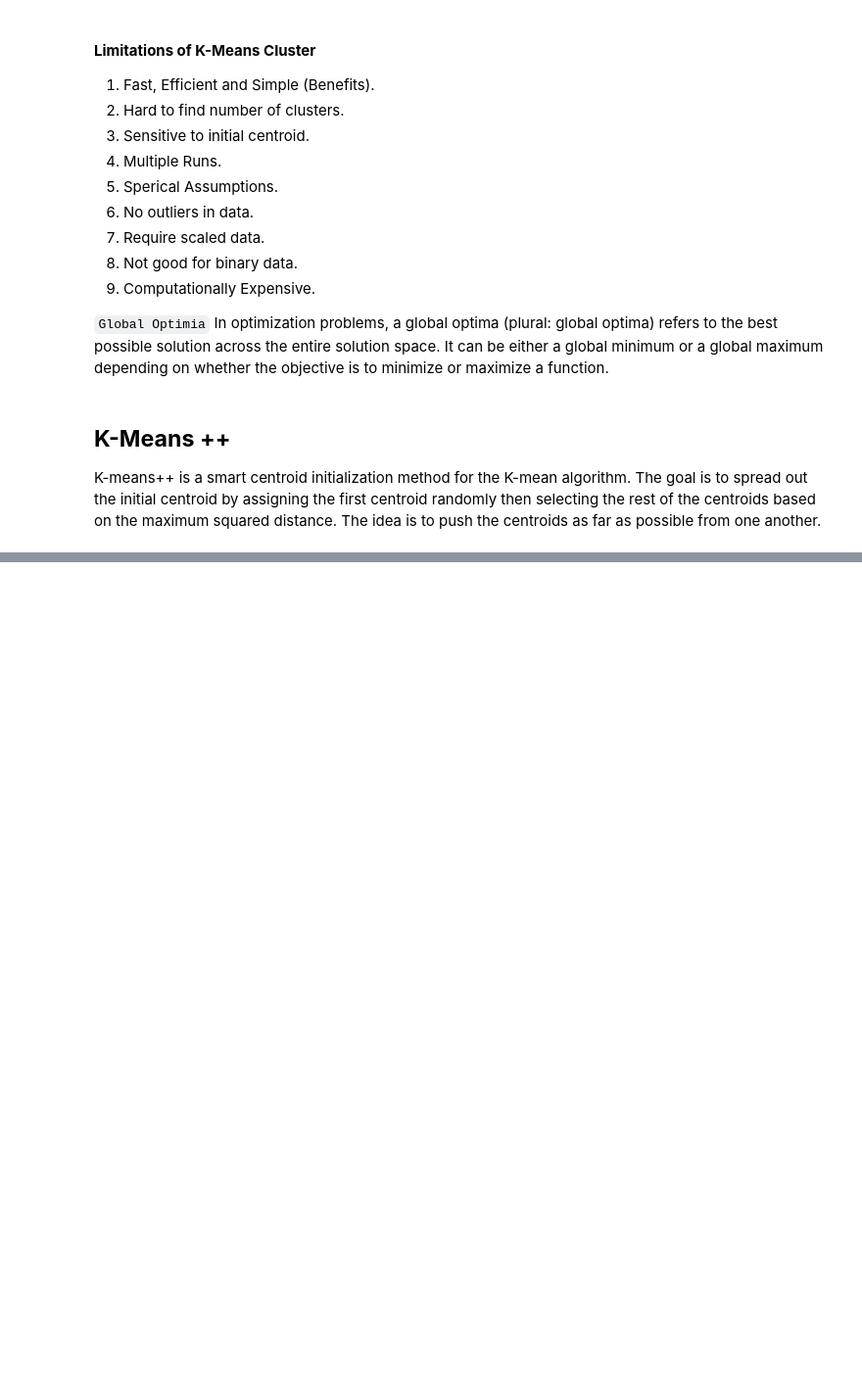
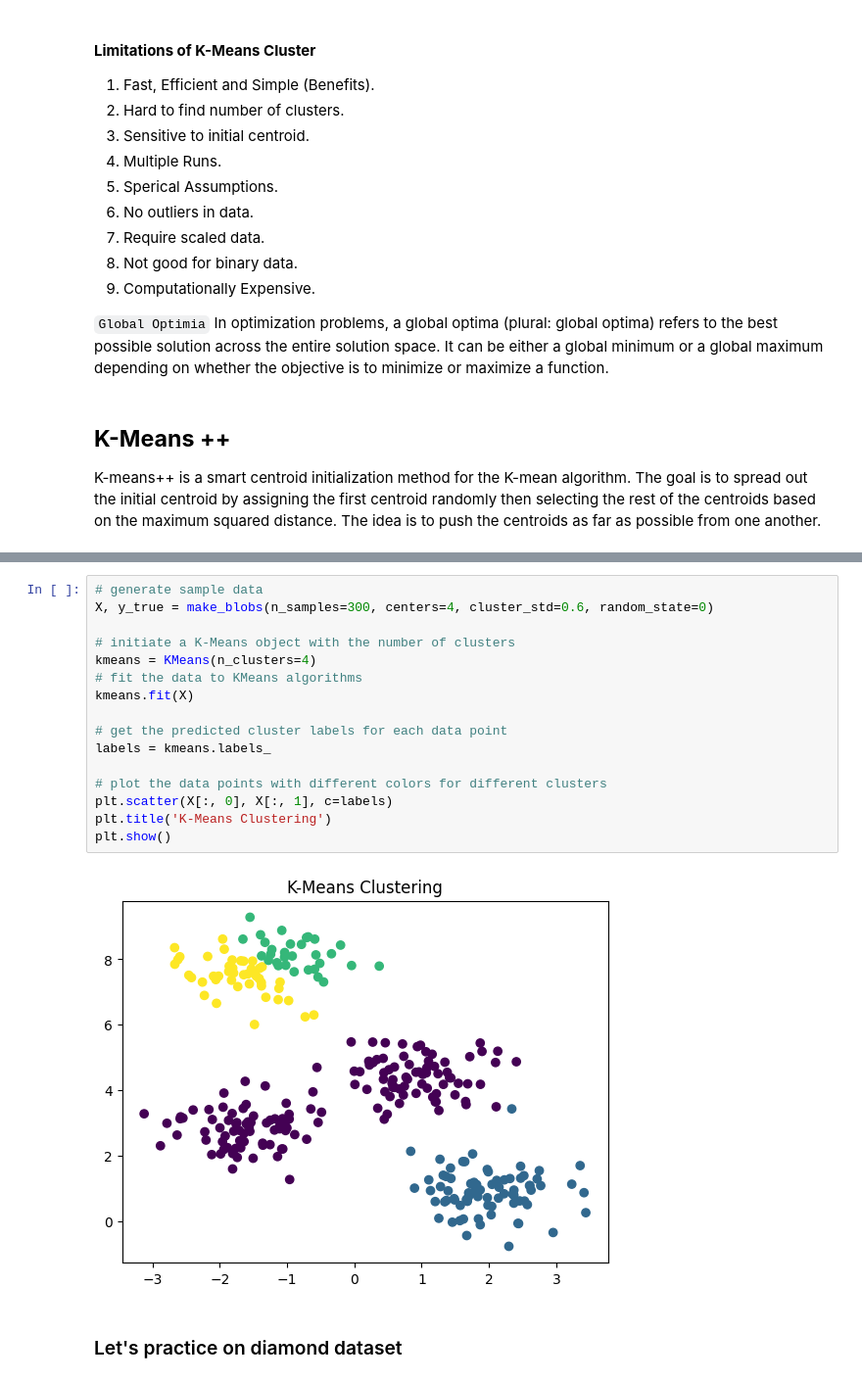
Before and after one commit to uzairafridi00/machine-learning, a Jupyter notebook: python_for_data_science_codanics/07_machine_learning/Unsupervised Learning/01_kmeans.ipynb, the cells around one changed output, grey strips where cells are left out. Shown: that part at 98% size. Saved outputs shown, nothing was run; the diff lists cells and outputs as text; blank space fills up the shorter version.

Commit message:
K Means Clustering

```diff
--- a/python_for_data_science_codanics/07_machine_learning/Unsupervised Learning/01_kmeans.ipynb
+++ b/python_for_data_science_codanics/07_machine_learning/Unsupervised Learning/01_kmeans.ipynb
@@ -74,0 +84,20 @@ K-means++ is a smart centroid initialization method for the K-mean algorithm. Th
+# %%
+# generate sample data
+X, y_true = make_blobs(n_samples=300, centers=4, cluster_std=0.6, random_state=0)
+
+# initiate a K-Means object with the number of clusters
+kmeans = KMeans(n_clusters=4)
+# fit the data to KMeans algorithms
+kmeans.fit(X)
+
+# get the predicted cluster labels for each data point
+labels = kmeans.labels_
+
+# plot the data points with different colors for different clusters
+plt.scatter(X[:, 0], X[:, 1], c=labels)
+plt.title('K-Means Clustering')
+plt.show()
+# %% [output]
+[figure, added]
+# %% [markdown]
+### Let's practice on diamond dataset
```
Also changed, not shown: parts of 30 cells of this notebook.
